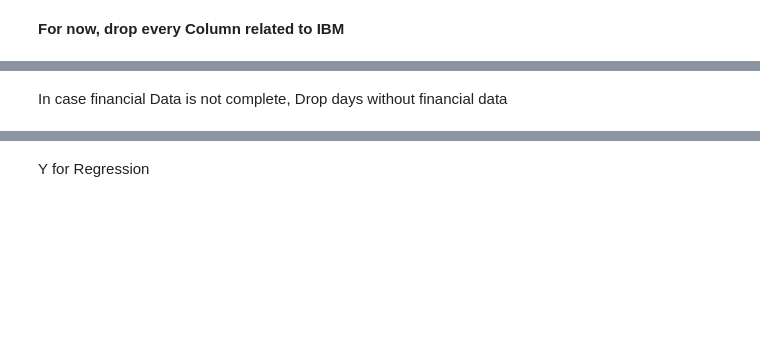
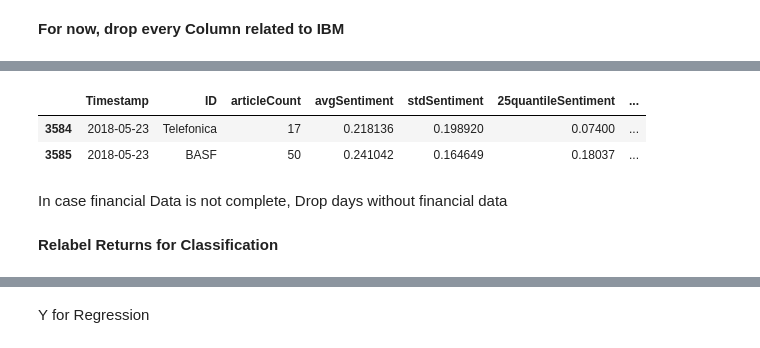
Before and after one commit to kosnil/kd-seminar, a Jupyter notebook: mlp/Data Preprocessing Tests.ipynb, the cells around one changed output, grey strips where cells are left out. Cells and saved outputs as stored; diff of their text form; code cells hidden in the pictures; blank space fills up the shorter version.

```diff
--- a/mlp/Data Preprocessing Tests.ipynb
+++ b/mlp/Data Preprocessing Tests.ipynb
@@ -43,7 +35,15 @@ df.head()
+# %%
+df.tail(2)
+# %% [output]
+|  | Timestamp | ID | articleCount | avgSentiment | stdSentiment | 25quantileSentiment | ... |
+| 3584 | 2018-05-23 | Telefonica | 17 | 0.218136 | 0.198920 | 0.07400 | ... |
+| 3585 | 2018-05-23 | BASF | 50 | 0.241042 | 0.164649 | 0.18037 | ... |
 # %% [markdown]
 In case financial Data is not complete, Drop days without financial data
 # %%
 df = df.dropna(axis=0, how="any")
+# %% [markdown]
+**Relabel Returns for Classification**
 # %%
 df["relabeled_returns"] = df["Next_Day_Return"].apply(lambda x: 0 if x < 0 else 1)
 df.head()
```
Also changed, not shown: parts of 34 cells of this notebook, 3 other files.
